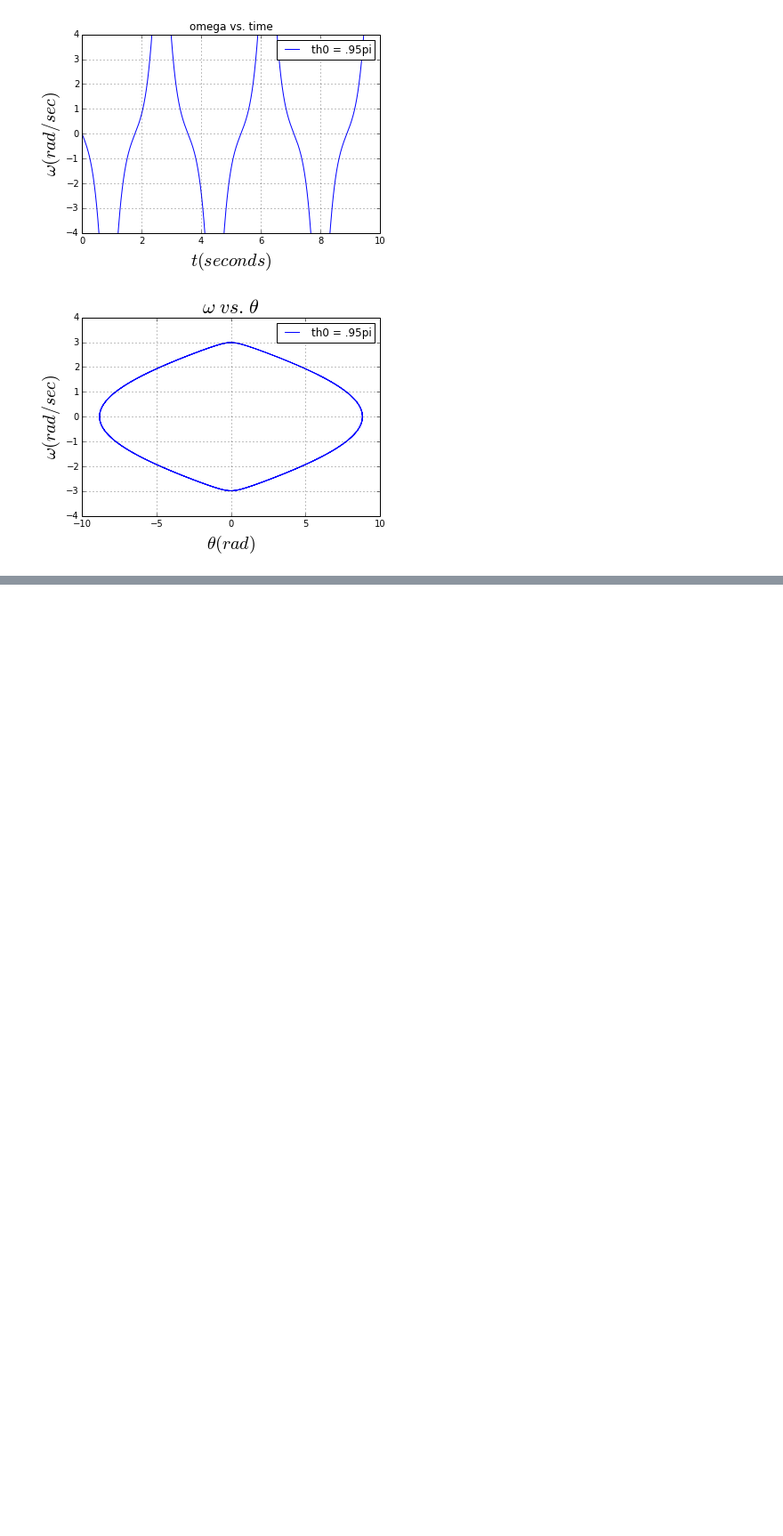
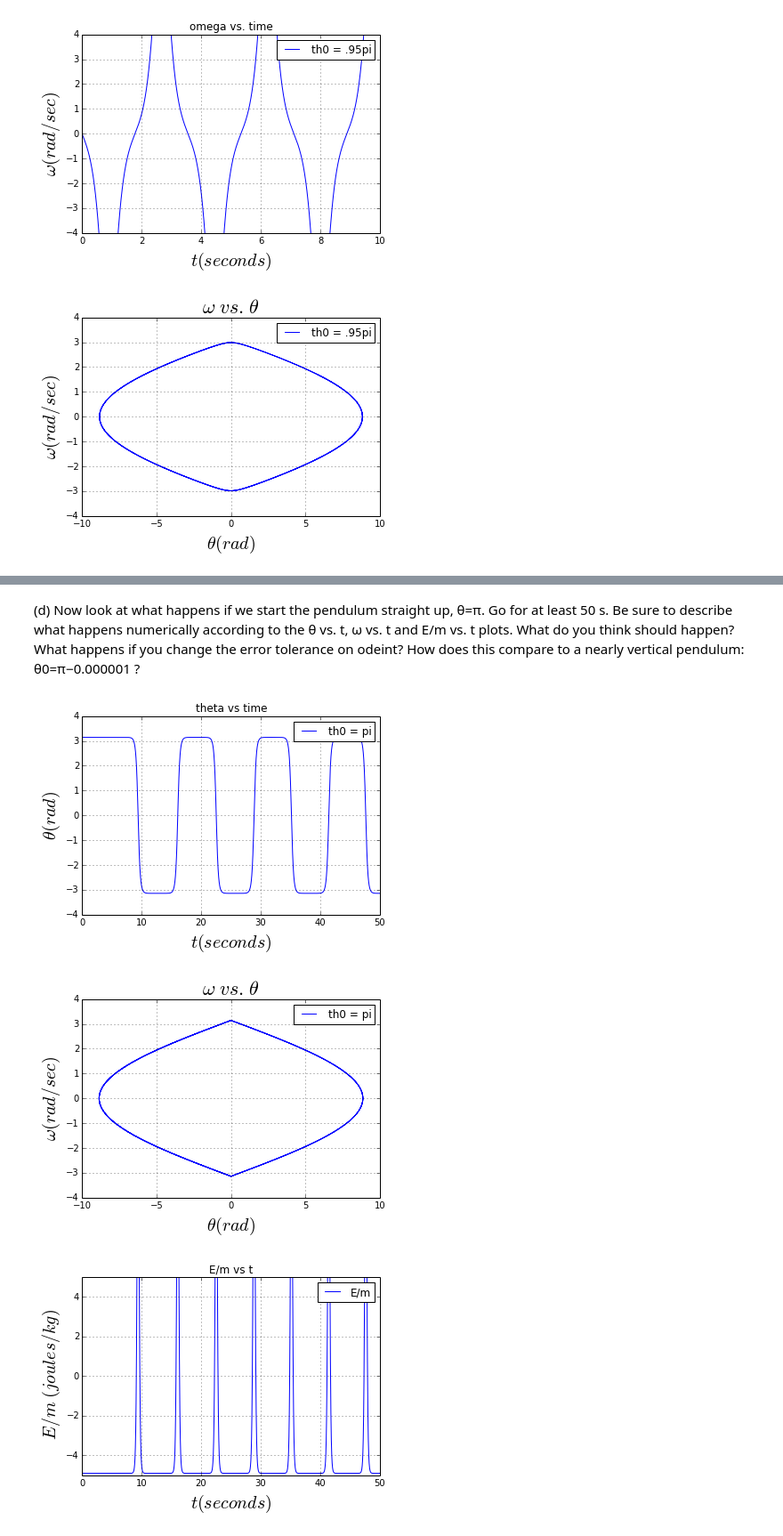
Before and after one commit to lhorowit/PHYS202-S14, a Jupyter notebook: SciPy/ODEExercises.ipynb, the cells around one changed output, grey strips where cells are left out. Shown at 89% size. Cells and saved outputs as stored; diff of their text form; code cells hidden in the pictures; blank space fills up the shorter version.

```diff
--- a/SciPy/ODEExercises.ipynb
+++ b/SciPy/ODEExercises.ipynb
@@ -149,0 +176,48 @@ Is the energy a constant? If not, then the computational errors are producing a
+# %% [markdown]
+(d) Now look at what happens if we start the pendulum straight up, θ=π. Go for at least 50 s. Be sure to describe what happens numerically according to the θ vs. t, ω vs. t and E/m vs. t plots. What do you think should happen? What happens if you change the error tolerance on odeint? How does this compare to a nearly vertical pendulum: θ0=π−0.000001 ?
+# %%
+g = 9.8 #m/s^2
+ell = 0.5 #m
+t = np.arange(0.,50.+0.01,0.01)
+omega0 = 0.
+th0 = np.pi
+theta_app = lambda t: th0*np.cos(np.sqrt(g/ell)*t)
+err = 1.49012e-15
+
+theta_init0 = np.array([th0, omega0]) # initial values
+
+theta0 = odeint(deriv,theta_init0,t, rtol=err, atol = 1000*err)
+
+
+plt.plot(t,theta0[:,0],label="th0 = pi")
+plt.title('theta vs time')
+plt.xlabel(r'$t (seconds)$',fontsize=20)
+plt.ylabel(r'$\theta (rad)$',fontsize=20)
+plt.ylim(-4.,4.)
+plt.grid()
+plt.legend()
+plt.show()
+
+plt.plot(theta0[:,1],theta0[:,0], label="th0 = pi")
+plt.title(r'$\omega\ vs.\ \theta$', fontsize=22)
+plt.xlabel(r'$\theta (rad)$',fontsize=20)
+plt.ylabel(r'$\omega (rad/sec)$',fontsize=20)
+plt.ylim(-4.,4.)
+plt.grid()
+plt.legend()
+plt.show()
+
+Em = g * ell * np.cos(theta0[:,0]) + .5 * (ell**2 * theta0[:,1]**2)
+
+plt.plot(t,Em,label="E/m")
+plt.title('E/m vs t')
+plt.xlabel(r'$t (seconds)$',fontsize=20)
+plt.ylabel(r'$\ E/m\ (joules/kg)$',fontsize=20)
+plt.ylim(-5.,5.)
+plt.grid()
+plt.legend()
+plt.show()
+# %% [output]
+[figure, added]
+[figure, added]
+[figure, added]
```
Also changed, not shown: parts of 12 cells of this notebook, 2 other files.
